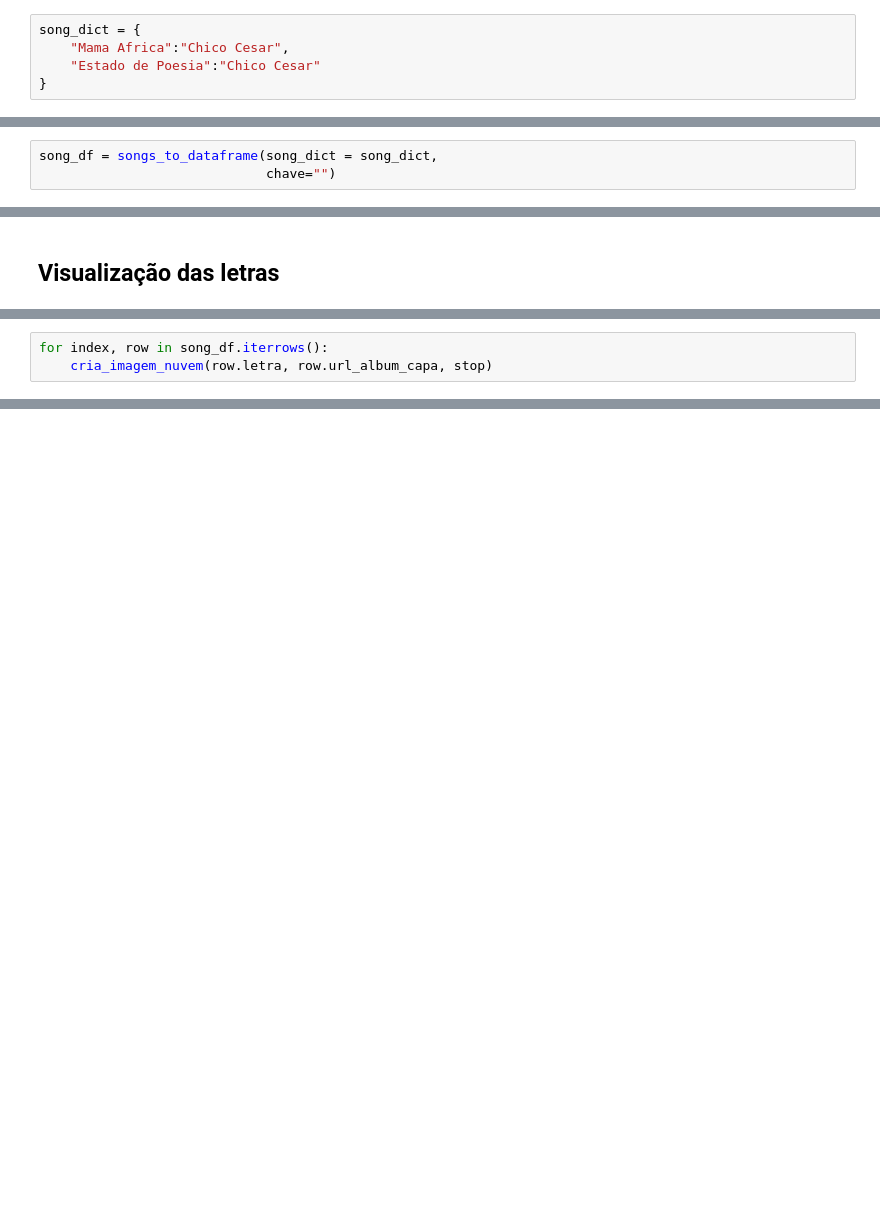
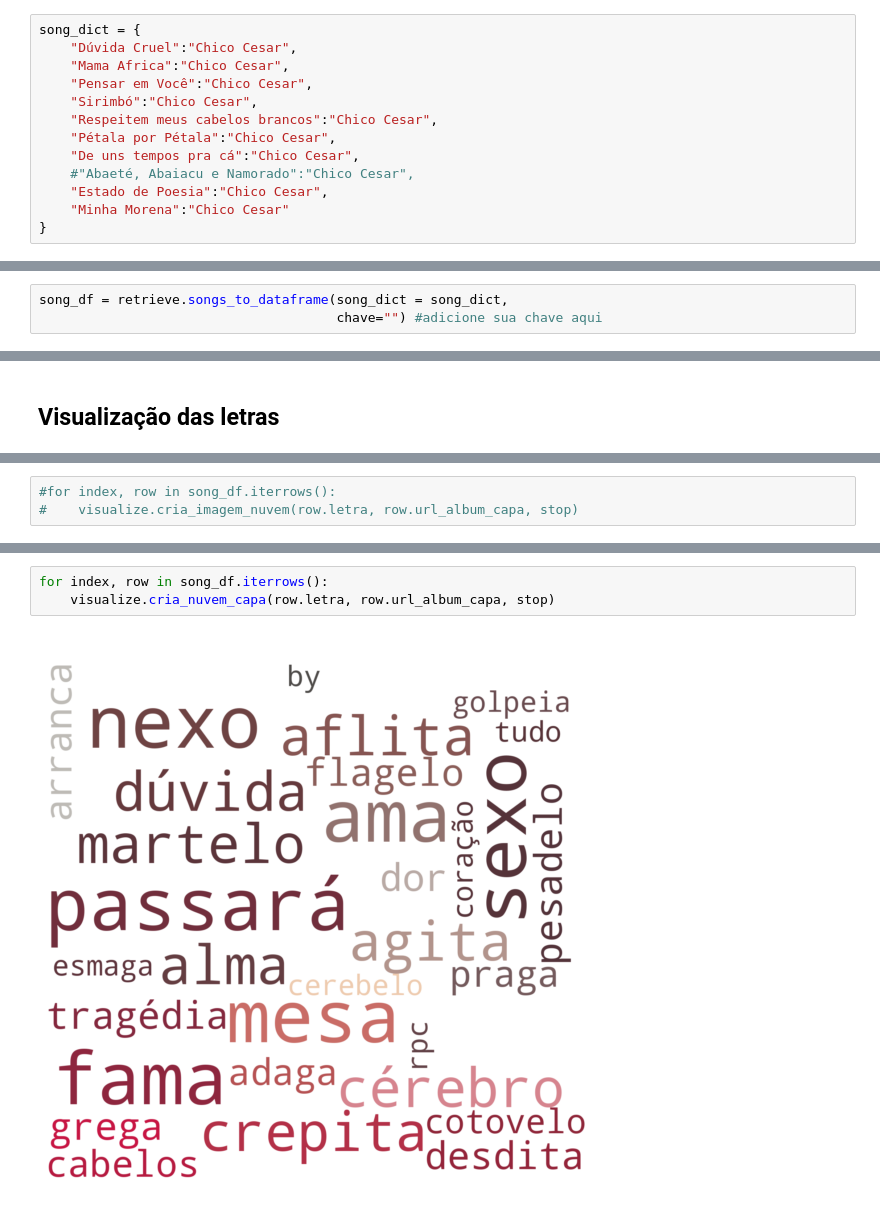
Before and after one commit to fiuzatayna/analise-letras-br, a Jupyter notebook: notebooks/Visualização.ipynb, the cells around one changed output, grey strips where cells are left out. Drawn from its saved outputs; the diff is of its cells as text; blank space fills up the shorter version.

Commit message:
Limpa notebook e expande visualizações

```diff
--- a/notebooks/Visualização.ipynb
+++ b/notebooks/Visualização.ipynb
@@ -137,8 +18,16 @@ idiomas = {
 Nesse dicionário estão os títulos e artistas das letras que queremos visualizar
 # %%
 song_dict = {
+    "Dúvida Cruel":"Chico Cesar",
     "Mama Africa":"Chico Cesar",
-    "Estado de Poesia":"Chico Cesar"
+    "Pensar em Você":"Chico Cesar",
+    "Sirimbó":"Chico Cesar",
+    "Respeitem meus cabelos brancos":"Chico Cesar",
+    "Pétala por Pétala":"Chico Cesar",
+    "De uns tempos pra cá":"Chico Cesar",
+    #"Abaeté, Abaiacu e Namorado":"Chico Cesar",
+    "Estado de Poesia":"Chico Cesar",
+    "Minha Morena":"Chico Cesar"
 }
 # %% [markdown]
 ## Aquisição das letras
@@ -147,6 +36,6 @@ Buscaremos as músicas com a função *songs_to_dataframe* com minha chave.
 
 Para criar a sua chave, crie um [login no Vagalume](https://meu.vagalume.com.br) e [siga para esta página](https://auth.vagalume.com.br/settings/api/).
 # %%
-song_df = songs_to_dataframe(song_dict = song_dict,
-                             chave="")
+song_df = retrieve.songs_to_dataframe(song_dict = song_dict,
+                                      chave="") #adicione sua chave aqui
 # %% [output]
@@ -222,3 +83,3 @@ def cria_imagem_nuvem(letra, url_capa, stop):
 # %%
-for index, row in song_df.iterrows():
-    cria_imagem_nuvem(row.letra, row.url_album_capa, stop)
+#for index, row in song_df.iterrows():
+#    visualize.cria_imagem_nuvem(row.letra, row.url_album_capa, stop)
@@ -227,0 +86,5 @@ for index, row in song_df.iterrows():
+# %%
+for index, row in song_df.iterrows():
+    visualize.cria_nuvem_capa(row.letra, row.url_album_capa, stop)
+# %% [output]
+[figure, added]
```
Also changed, not shown: parts of 23 cells of this notebook, 1 other file.
